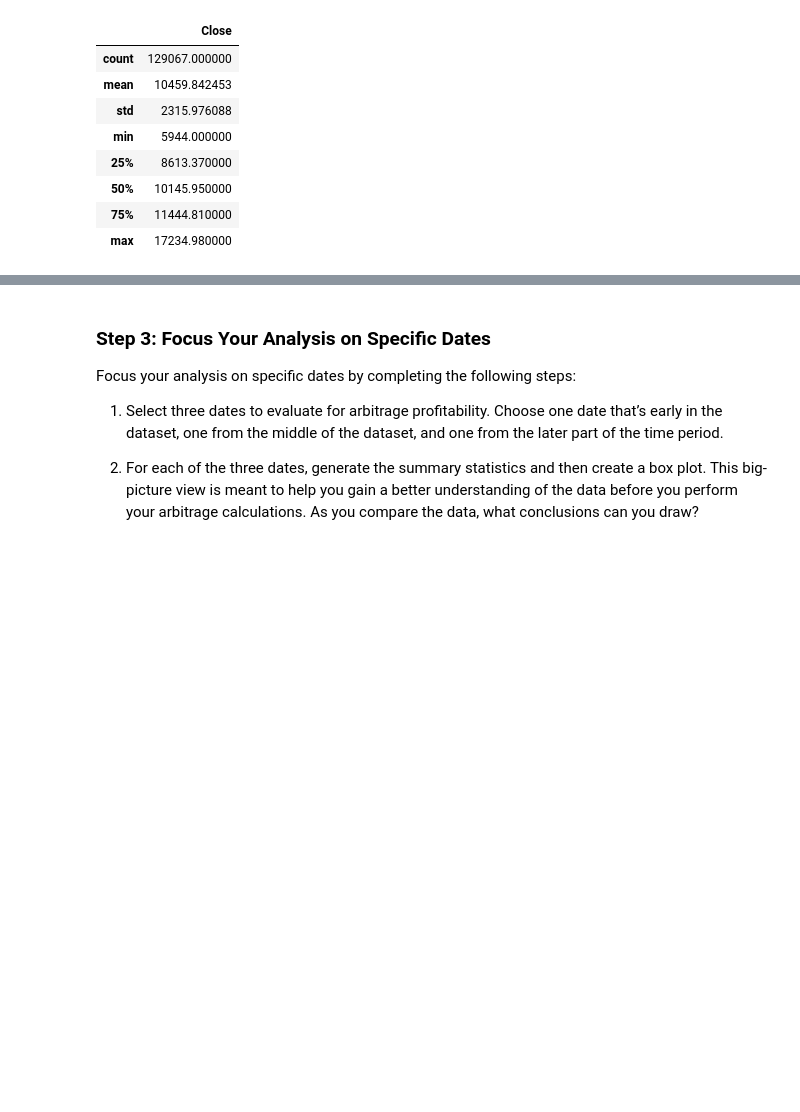
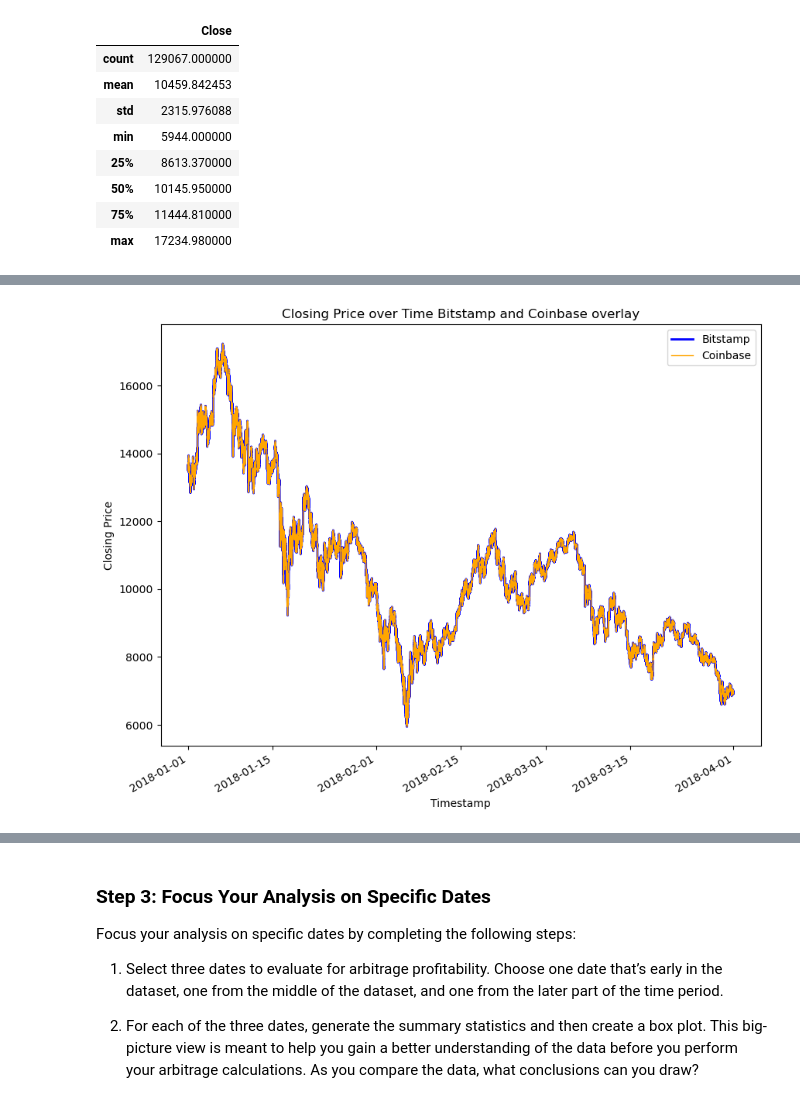
Before and after one commit to Xipilscode/Crypto_arbitrage_analysis-Pandas-, a Jupyter notebook: crypto_arbitrage.ipynb, the cells around one changed output, grey strips where cells are left out. Drawn from its saved outputs; the diff is of its cells as text; code cells hidden in the pictures; blank space fills up the shorter version.

```diff
--- a/crypto_arbitrage.ipynb
+++ b/crypto_arbitrage.ipynb
@@ -308,8 +308,13 @@ coinbase_sliced_coinbase.plot()
 # %%
 # Overlay the visualizations for the bitstamp and coinbase DataFrames in one plot
 # The plot should visualize the prices over the full lenth of the dataset
 # Be sure to include the parameters: legend, figure size, title, and color and label
-# YOUR CODE HERE
+ax = bitstamp_sliced['Close'].plot(legend=True,figsize=(10,8), title="Closing Price over Time Bitstamp and Coinbase overlay", color="blue", linewidth=2, label="Bitstamp")
+coinbase_sliced['Close'].plot(legend=True,figsize=(10,8), color="orange",linewidth=1, label="Coinbase")
+
+ax.set_ylabel("Closing Price");
+# %% [output]
+[figure, added]
 # %%
 # Using the loc and plot functions, create an overlay plot that visualizes
 # the price action of both DataFrames for a one month period early in the dataset
```
Also changed, not shown: parts of 15 cells of this notebook.
